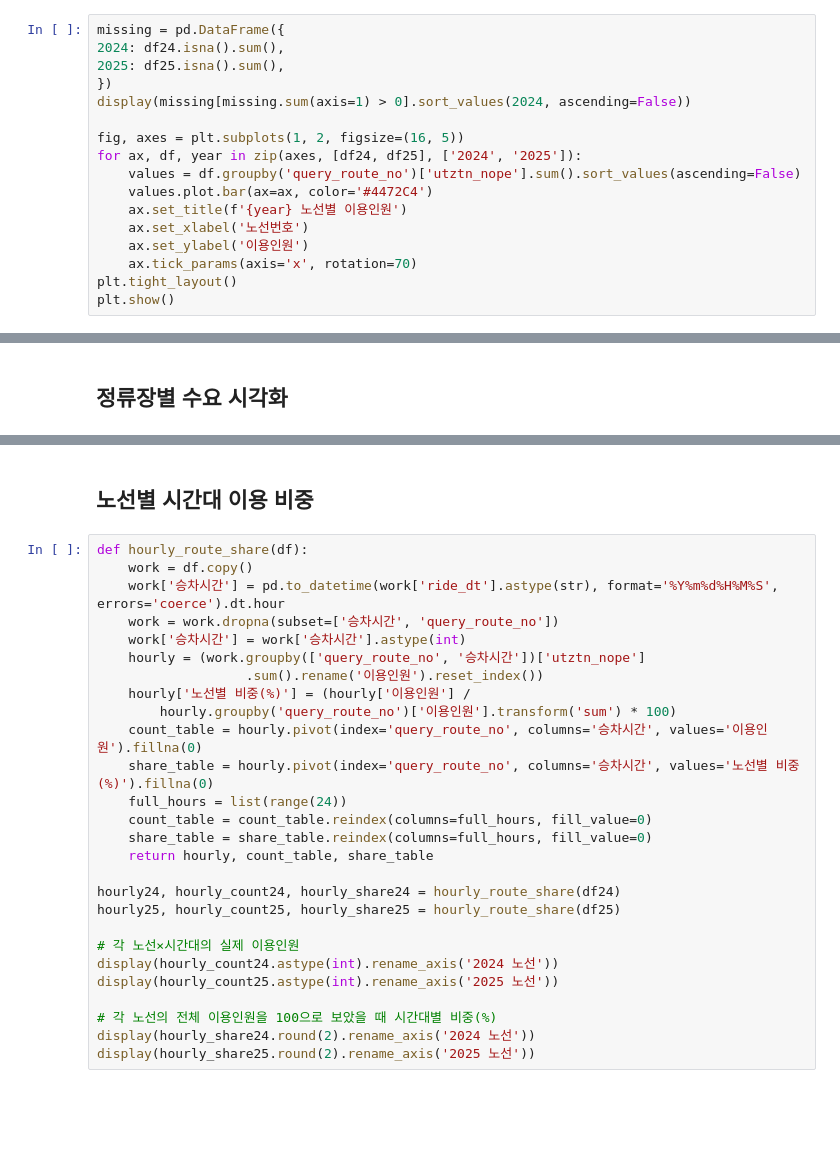
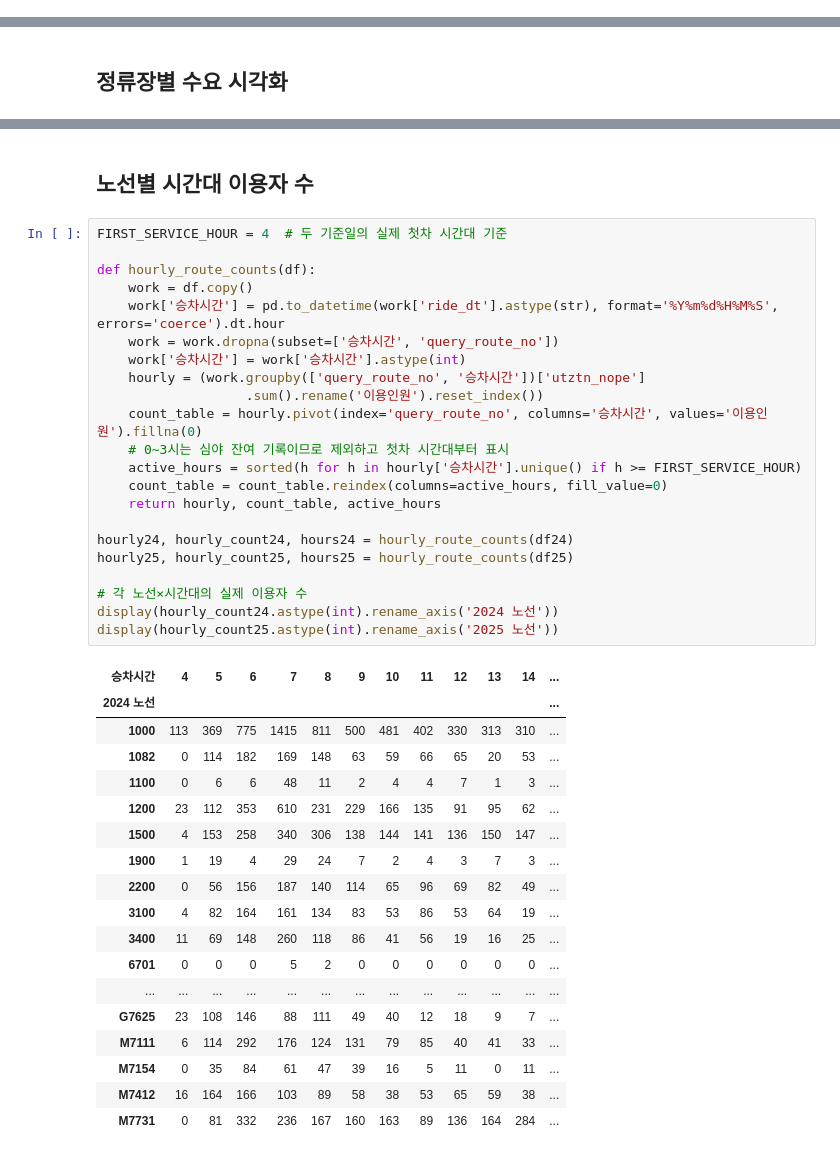
Before and after one commit to keum2666/2026-UROP, a Jupyter notebook: Desktop/Gachon/3-2/UROP/Analysis/01_eda_2024_2025.ipynb, the cells around one changed output, grey strips where cells are left out. Drawn from its saved outputs; the diff is of its cells as text; blank space fills up the shorter version.

```diff
--- a/Desktop/Gachon/3-2/UROP/Analysis/01_eda_2024_2025.ipynb
+++ b/Desktop/Gachon/3-2/UROP/Analysis/01_eda_2024_2025.ipynb
@@ -50,17 +71,0 @@ display(route_summary)
-# %%
-missing = pd.DataFrame({
-2024: df24.isna().sum(),
-2025: df25.isna().sum(),
-})
-display(missing[missing.sum(axis=1) > 0].sort_values(2024, ascending=False))
-
-fig, axes = plt.subplots(1, 2, figsize=(16, 5))
-for ax, df, year in zip(axes, [df24, df25], ['2024', '2025']):
-    values = df.groupby('query_route_no')['utztn_nope'].sum().sort_values(ascending=False)
-    values.plot.bar(ax=ax, color='#4472C4')
-    ax.set_title(f'{year} 노선별 이용인원')
-    ax.set_xlabel('노선번호')
-    ax.set_ylabel('이용인원')
-    ax.tick_params(axis='x', rotation=70)
-plt.tight_layout()
-plt.show()
@@ -124,29 +301,43 @@ plot_top_stops(df25, '2025', 'goff_sttn_id', '하차정류장명', '하차 정
 # %% [markdown]
-## 노선별 시간대 이용 비중
+## 노선별 시간대 이용자 수
 # %%
-def hourly_route_share(df):
+FIRST_SERVICE_HOUR = 4  # 두 기준일의 실제 첫차 시간대 기준
+
+def hourly_route_counts(df):
     work = df.copy()
     work['승차시간'] = pd.to_datetime(work['ride_dt'].astype(str), format='%Y%m%d%H%M%S', errors='coerce').dt.hour
     work = work.dropna(subset=['승차시간', 'query_route_no'])
     work['승차시간'] = work['승차시간'].astype(int)
     hourly = (work.groupby(['query_route_no', '승차시간'])['utztn_nope']
                    .sum().rename('이용인원').reset_index())
-    hourly['노선별 비중(%)'] = (hourly['이용인원'] /
-        hourly.groupby('query_route_no')['이용인원'].transform('sum') * 100)
     count_table = hourly.pivot(index='query_route_no', columns='승차시간', values='이용인원').fillna(0)
-    share_table = hourly.pivot(index='query_route_no', columns='승차시간', values='노선별 비중(%)').fillna(0)
-    full_hours = list(range(24))
-    count_table = count_table.reindex(columns=full_hours, fill_value=0)
-    share_table = share_table.reindex(columns=full_hours, fill_value=0)
-    return hourly, count_table, share_table
+    # 0~3시는 심야 잔여 기록이므로 제외하고 첫차 시간대부터 표시
+    active_hours = sorted(h for h in hourly['승차시간'].unique() if h >= FIRST_SERVICE_HOUR)
+    count_table = count_table.reindex(columns=active_hours, fill_value=0)
+    return hourly, count_table, active_hours
 
-hourly24, hourly_count24, hourly_share24 = hourly_route_share(df24)
-hourly25, hourly_count25, hourly_share25 = hourly_route_share(df25)
+hourly24, hourly_count24, hours24 = hourly_route_counts(df24)
+hourly25, hourly_count25, hours25 = hourly_route_counts(df25)
 
-# 각 노선×시간대의 실제 이용인원
+# 각 노선×시간대의 실제 이용자 수
 display(hourly_count24.astype(int).rename_axis('2024 노선'))
 display(hourly_count25.astype(int).rename_axis('2025 노선'))
-
-# 각 노선의 전체 이용인원을 100으로 보았을 때 시간대별 비중(%)
-display(hourly_share24.round(2).rename_axis('2024 노선'))
-display(hourly_share25.round(2).rename_axis('2025 노선'))
+# %% [output]
+| 승차시간 | 4 | 5 | 6 | 7 | 8 | 9 | 10 | 11 | 12 | 13 | 14 | ... |
+| 2024 노선 |  |  |  |  |  |  |  |  |  |  |  | ... |
+| 1000 | 113 | 369 | 775 | 1415 | 811 | 500 | 481 | 402 | 330 | 313 | 310 | ... |
+| 1082 | 0 | 114 | 182 | 169 | 148 | 63 | 59 | 66 | 65 | 20 | 53 | ... |
+| 1100 | 0 | 6 | 6 | 48 | 11 | 2 | 4 | 4 | 7 | 1 | 3 | ... |
+| 1200 | 23 | 112 | 353 | 610 | 231 | 229 | 166 | 135 | 91 | 95 | 62 | ... |
+| 1500 | 4 | 153 | 258 | 340 | 306 | 138 | 144 | 141 | 136 | 150 | 147 | ... |
+| 1900 | 1 | 19 | 4 | 29 | 24 | 7 | 2 | 4 | 3 | 7 | 3 | ... |
+| 2200 | 0 | 56 | 156 | 187 | 140 | 114 | 65 | 96 | 69 | 82 | 49 | ... |
+| 3100 | 4 | 82 | 164 | 161 | 134 | 83 | 53 | 86 | 53 | 64 | 19 | ... |
+| 3400 | 11 | 69 | 148 | 260 | 118 | 86 | 41 | 56 | 19 | 16 | 25 | ... |
+| 6701 | 0 | 0 | 0 | 5 | 2 | 0 | 0 | 0 | 0 | 0 | 0 | ... |
+| ... | ... | ... | ... | ... | ... | ... | ... | ... | ... | ... | ... | ... |
+| G7625 | 23 | 108 | 146 | 88 | 111 | 49 | 40 | 12 | 18 | 9 | 7 | ... |
+| M7111 | 6 | 114 | 292 | 176 | 124 | 131 | 79 | 85 | 40 | 41 | 33 | ... |
+| M7154 | 0 | 35 | 84 | 61 | 47 | 39 | 16 | 5 | 11 | 0 | 11 | ... |
+| M7412 | 16 | 164 | 166 | 103 | 89 | 58 | 38 | 53 | 65 | 59 | 38 | ... |
+| M7731 | 0 | 81 | 332 | 236 | 167 | 160 | 163 | 89 | 136 | 164 | 284 | ... |
```
Also changed, not shown: parts of 10 cells of this notebook, 2 other files.
